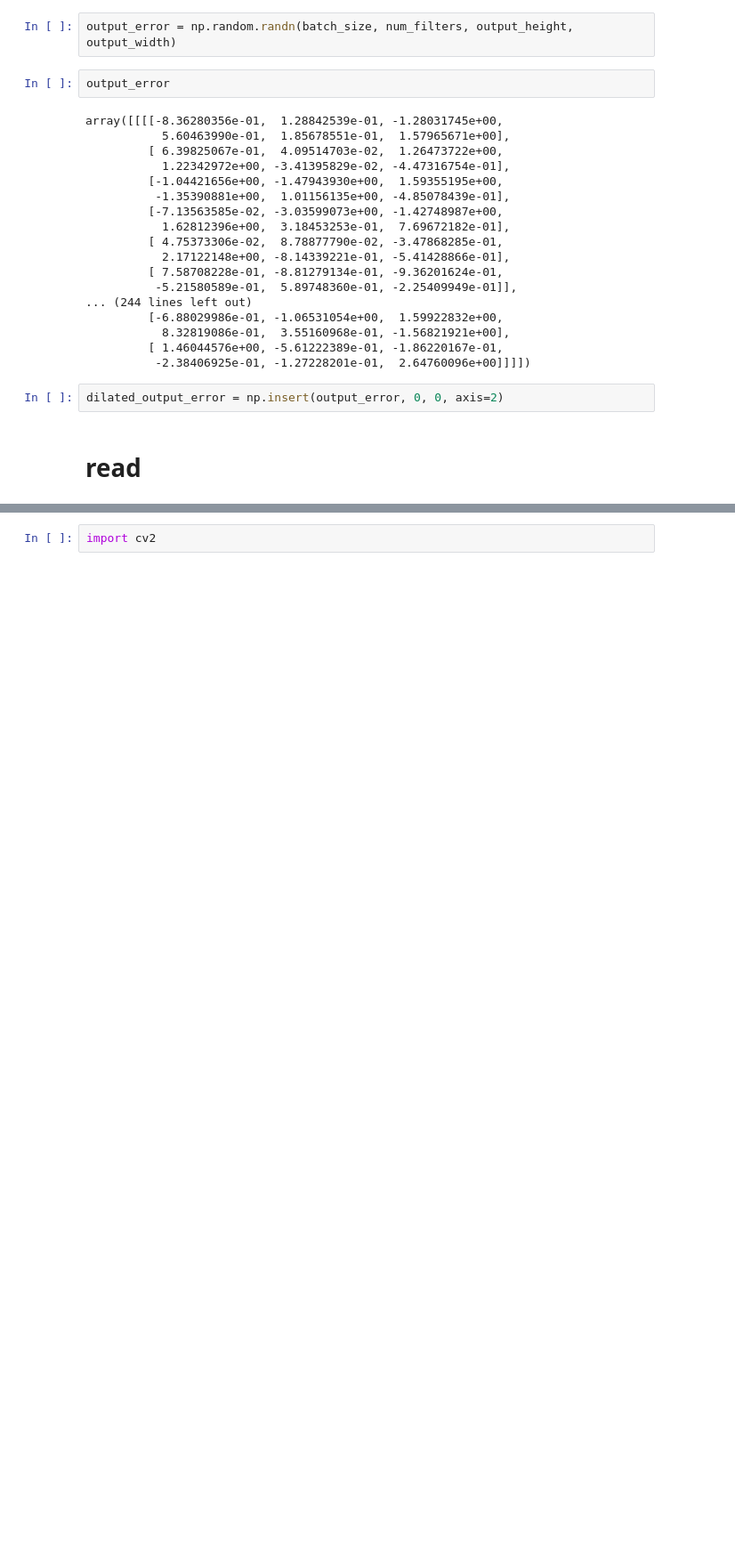
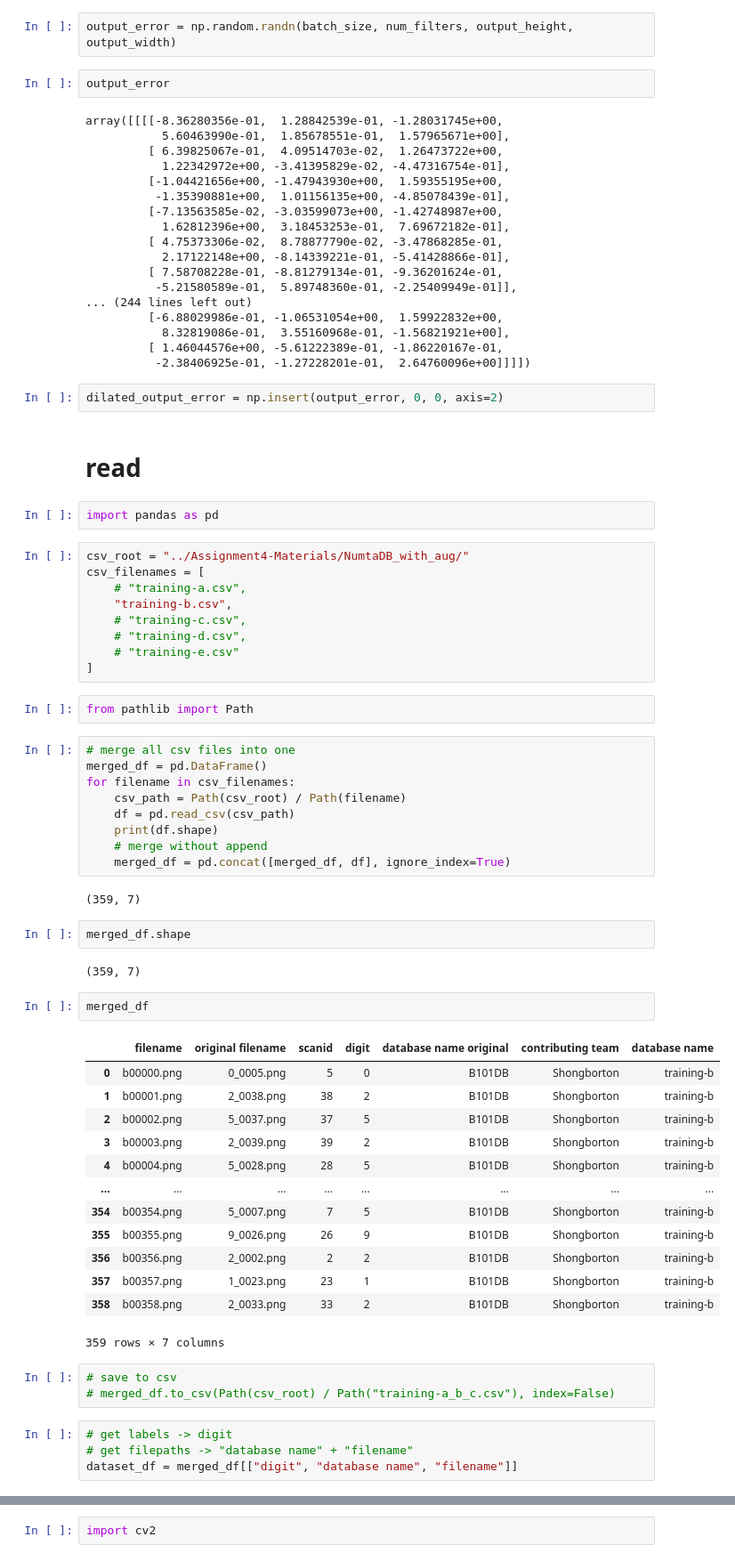
Before and after one commit to asifajrof/cse-472-offlines, a Jupyter notebook: offline-4-cnn/codes/testing.ipynb, the cells around one changed output, grey strips where cells are left out. Shown at 89% size. Cells and saved outputs as stored; diff of their text form; blank space fills up the shorter version.

Commit message:
data reading, funciton init

```diff
--- a/offline-4-cnn/codes/testing.ipynb
+++ b/offline-4-cnn/codes/testing.ipynb
@@ -2051,3 +2051,54 @@ array([[[[-8.36280356e-01,  1.28842539e-01, -1.28031745e+00,
 dilated_output_error = np.insert(output_error, 0, 0, axis=2)
 # %% [markdown]
 # read
+# %%
+import pandas as pd
+# %%
+csv_root = "../Assignment4-Materials/NumtaDB_with_aug/"
+csv_filenames = [
+    # "training-a.csv",
+    "training-b.csv",
+    # "training-c.csv",
+    # "training-d.csv",
+    # "training-e.csv"
+]
+# %%
+from pathlib import Path
+# %%
+# merge all csv files into one
+merged_df = pd.DataFrame()
+for filename in csv_filenames:
+    csv_path = Path(csv_root) / Path(filename)
+    df = pd.read_csv(csv_path)
+    print(df.shape)
+    # merge without append
+    merged_df = pd.concat([merged_df, df], ignore_index=True)
+# %% [output]
+(359, 7)
+# %%
+merged_df.shape
+# %% [output]
+(359, 7)
+# %%
+merged_df
+# %% [output]
+|  | filename | original filename | scanid | digit | database name original | contributing team | database name |
+| 0 | b00000.png | 0_0005.png | 5 | 0 | B101DB | Shongborton | training-b |
+| 1 | b00001.png | 2_0038.png | 38 | 2 | B101DB | Shongborton | training-b |
+| 2 | b00002.png | 5_0037.png | 37 | 5 | B101DB | Shongborton | training-b |
+| 3 | b00003.png | 2_0039.png | 39 | 2 | B101DB | Shongborton | training-b |
+| 4 | b00004.png | 5_0028.png | 28 | 5 | B101DB | Shongborton | training-b |
+| ... | ... | ... | ... | ... | ... | ... | ... |
+| 354 | b00354.png | 5_0007.png | 7 | 5 | B101DB | Shongborton | training-b |
+| 355 | b00355.png | 9_0026.png | 26 | 9 | B101DB | Shongborton | training-b |
+| 356 | b00356.png | 2_0002.png | 2 | 2 | B101DB | Shongborton | training-b |
+| 357 | b00357.png | 1_0023.png | 23 | 1 | B101DB | Shongborton | training-b |
+| 358 | b00358.png | 2_0033.png | 33 | 2 | B101DB | Shongborton | training-b |
+359 rows × 7 columns
+# %%
+# save to csv
+# merged_df.to_csv(Path(csv_root) / Path("training-a_b_c.csv"), index=False)
+# %%
+# get labels -> digit
+# get filepaths -> "database name" + "filename"
+dataset_df = merged_df[["digit", "database name", "filename"]]
```
Also changed, not shown: parts of 26 cells of this notebook, 4 other files.
